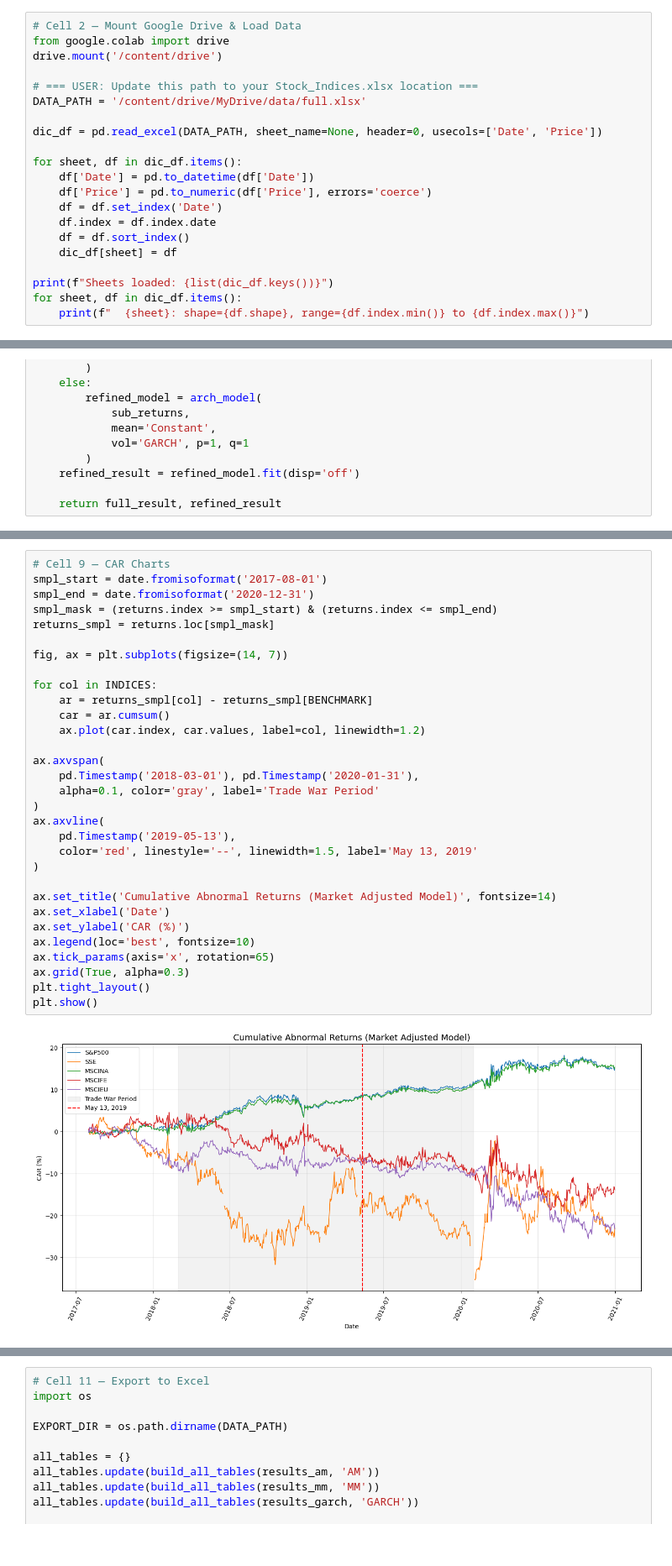
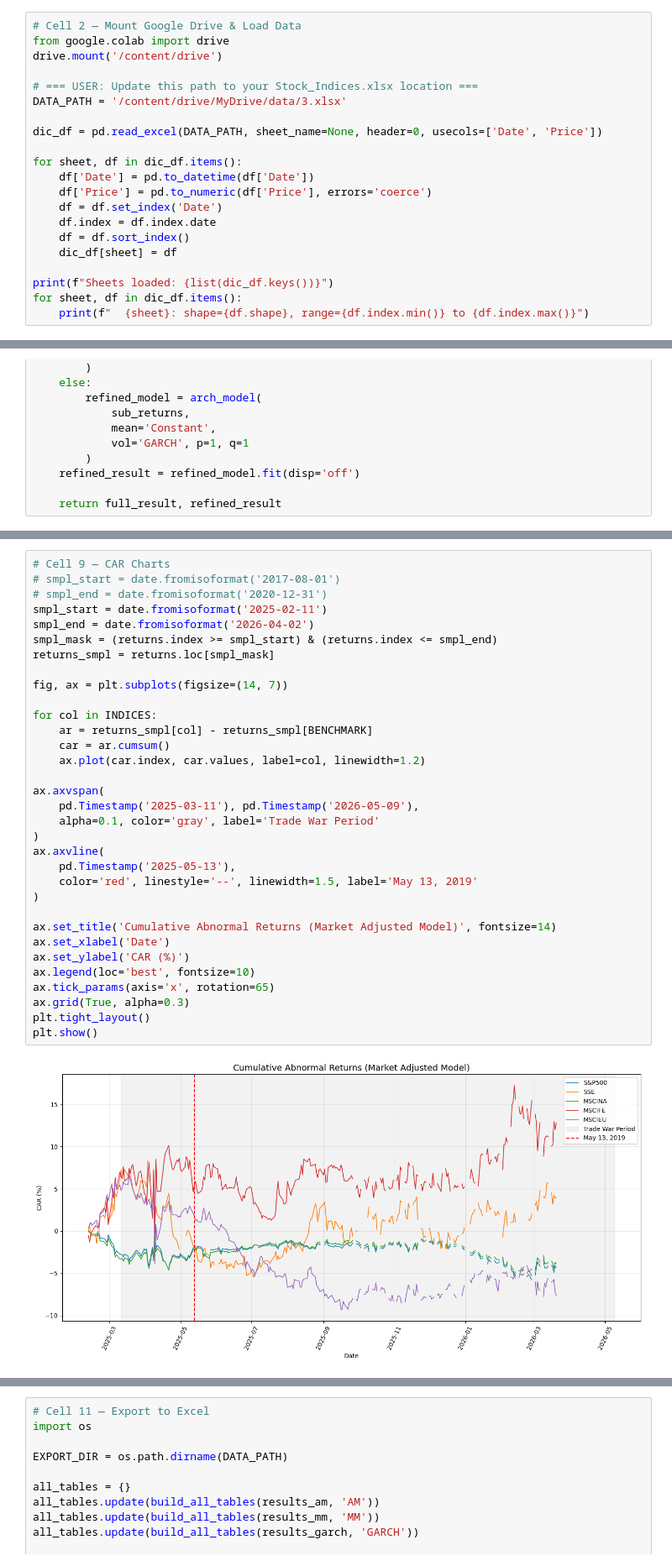
Before and after one commit to tranphuongthao145/stock-analysis, a Jupyter notebook: src/stock_analyze.ipynb, the cells around one changed output, grey strips where cells are left out. Shown at 84% size. Saved outputs shown, nothing was run; the diff lists cells and outputs as text.

```diff
--- a/src/stock_analyze.ipynb
+++ b/src/stock_analyze.ipynb
@@ -17,7 +17,7 @@ from google.colab import drive
 drive.mount('/content/drive')
 
 # === USER: Update this path to your Stock_Indices.xlsx location ===
-DATA_PATH = '/content/drive/MyDrive/data/full.xlsx'
+DATA_PATH = '/content/drive/MyDrive/data/3.xlsx'
 
 dic_df = pd.read_excel(DATA_PATH, sheet_name=None, header=0, usecols=['Date', 'Price'])
 
@@ -629,37 +629,39 @@ GARCH(1,1) MODEL — Abnormal Returns
 ... (4 outputs left out)
 # %%
 # Cell 9 — CAR Charts
-smpl_start = date.fromisoformat('2017-08-01')
-smpl_end = date.fromisoformat('2020-12-31')
+# smpl_start = date.fromisoformat('2017-08-01')
+# smpl_end = date.fromisoformat('2020-12-31')
+smpl_start = date.fromisoformat('2025-02-11')
+smpl_end = date.fromisoformat('2026-04-02')
 smpl_mask = (returns.index >= smpl_start) & (returns.index <= smpl_end)
 returns_smpl = returns.loc[smpl_mask]
 
 fig, ax = plt.subplots(figsize=(14, 7))
 
 for col in INDICES:
     ar = returns_smpl[col] - returns_smpl[BENCHMARK]
     car = ar.cumsum()
     ax.plot(car.index, car.values, label=col, linewidth=1.2)
 
 ax.axvspan(
-    pd.Timestamp('2018-03-01'), pd.Timestamp('2020-01-31'),
+    pd.Timestamp('2025-03-11'), pd.Timestamp('2026-05-09'),
     alpha=0.1, color='gray', label='Trade War Period'
 )
 ax.axvline(
-    pd.Timestamp('2019-05-13'),
+    pd.Timestamp('2025-05-13'),
     color='red', linestyle='--', linewidth=1.5, label='May 13, 2019'
 )
 
 ax.set_title('Cumulative Abnormal Returns (Market Adjusted Model)', fontsize=14)
 ax.set_xlabel('Date')
 ax.set_ylabel('CAR (%)')
 ax.legend(loc='best', fontsize=10)
 ax.tick_params(axis='x', rotation=65)
 ax.grid(True, alpha=0.3)
 plt.tight_layout()
 plt.show()
 # %% [output]
-[figure, old version]
+[figure, new version]
 # %%
 # Cell 10 — GARCH Sub-Period Analysis
 SUB_PERIODS = {
```
Also changed, not shown: parts of 7 cells of this notebook.
